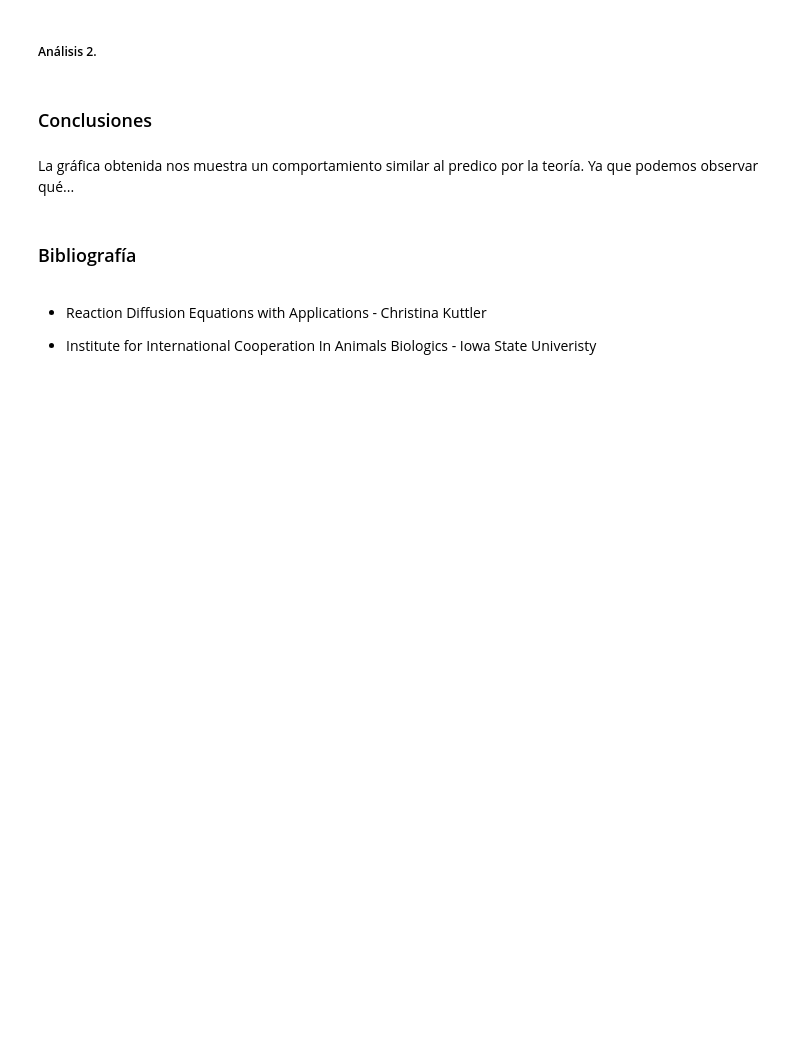
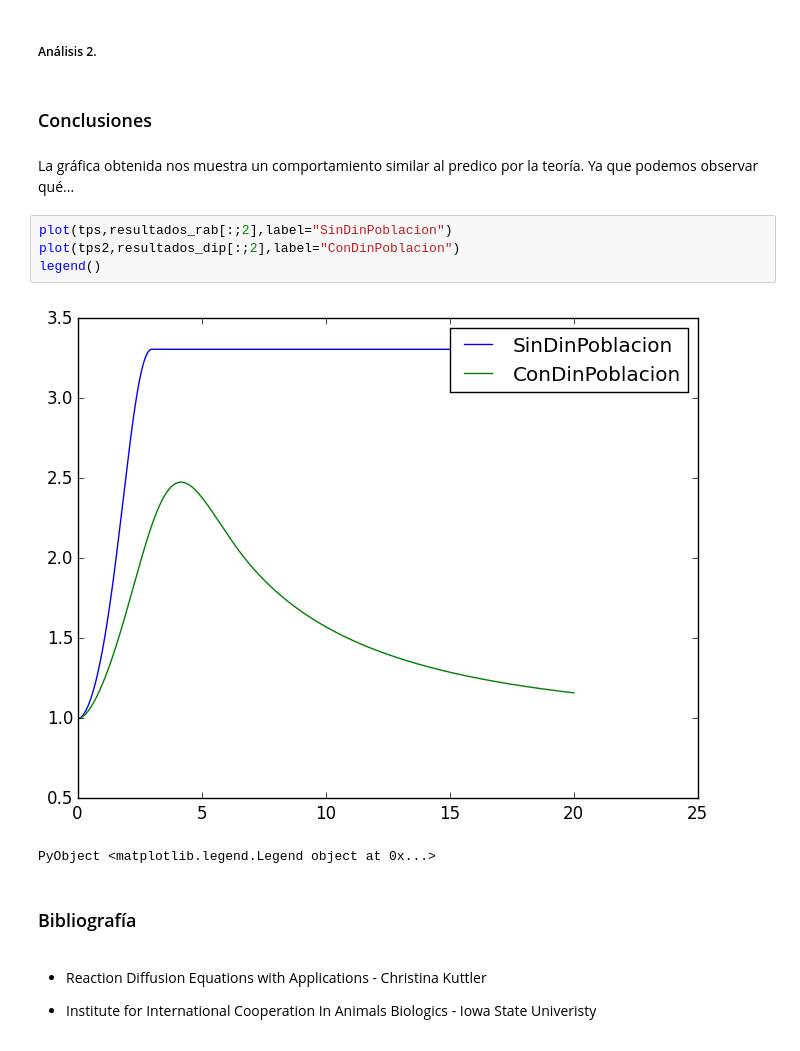
Before and after one commit to a9lara/GitSchoolRepository, a Jupyter notebook: ProyectoFinalPA.ipynb, the cells around one changed output. Saved outputs shown, nothing was run; the diff lists cells and outputs as text; blank space fills up the shorter version.

```diff
--- a/ProyectoFinalPA.ipynb
+++ b/ProyectoFinalPA.ipynb
@@ -260,6 +315,13 @@ b=asdf
 ### Conclusiones
 # %% [markdown]
 La gráfica obtenida nos muestra un comportamiento similar al predico por la teoría. Ya que podemos observar qué...
+# %%
+plot(tps,resultados_rab[:;2],label="SinDinPoblacion")
+plot(tps2,resultados_dip[:;2],label="ConDinPoblacion")
+legend()
+# %% [output]
+[figure, added]
+PyObject <matplotlib.legend.Legend object at 0x...>
 # %% [markdown]
 ### Bibliografía
 # %% [markdown]
```
Also changed, not shown: parts of 13 cells of this notebook.
